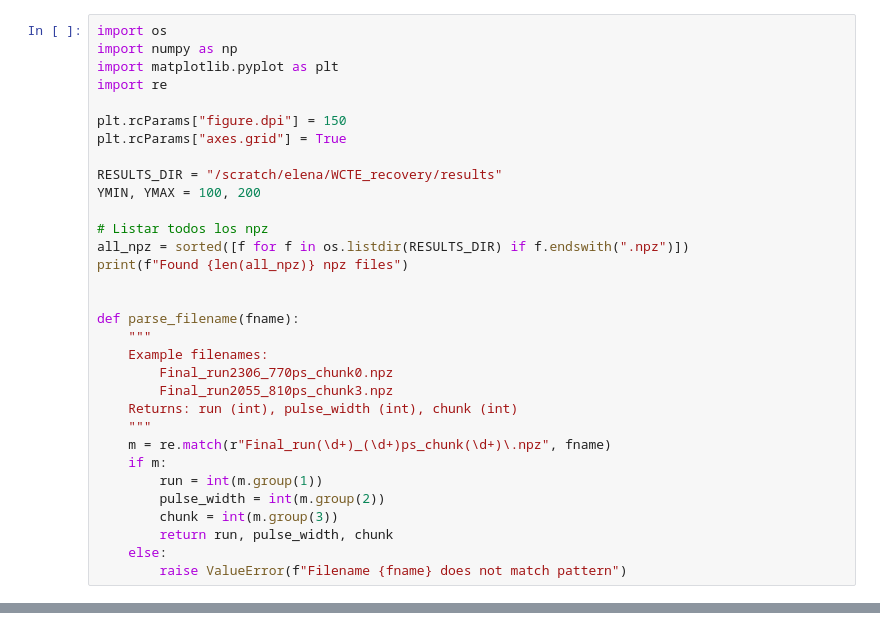
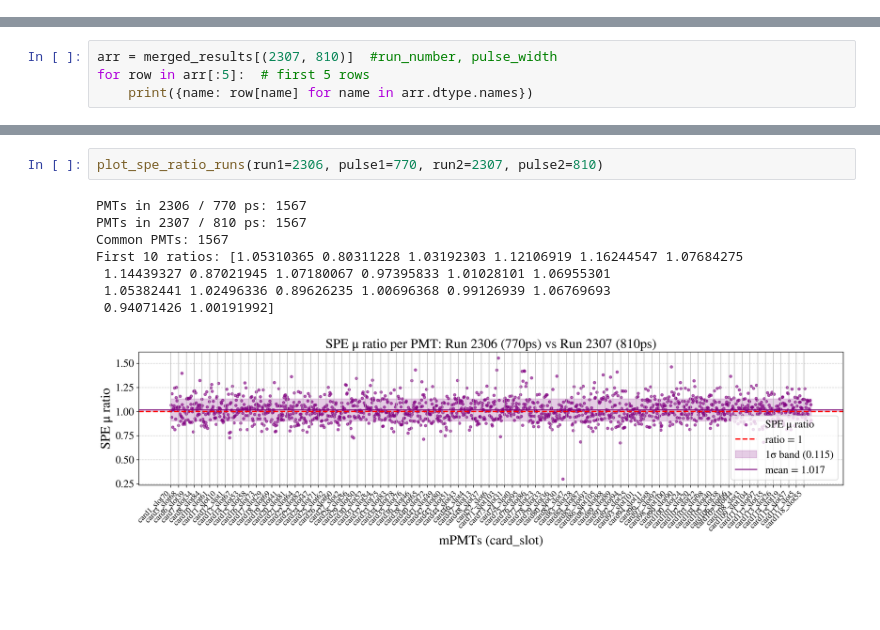
Before and after one commit to elenaramos44/gain_repo, a Jupyter notebook: notebooks/results_analysis.ipynb, the cells around one changed output, grey strips where cells are left out. Drawn from its saved outputs; the diff is of its cells as text; blank space fills up the shorter version.

Commit message:
Results analysis

```diff
--- a/notebooks/results_analysis.ipynb
+++ b/notebooks/results_analysis.ipynb
@@ -1,32 +0,0 @@
-# %%
-import os
-import numpy as np
-import matplotlib.pyplot as plt
-import re
-
-plt.rcParams["figure.dpi"] = 150
-plt.rcParams["axes.grid"] = True
-
-RESULTS_DIR = "/scratch/elena/WCTE_recovery/results"
-YMIN, YMAX = 100, 200
-
-# Listar todos los npz
-all_npz = sorted([f for f in os.listdir(RESULTS_DIR) if f.endswith(".npz")])
-print(f"Found {len(all_npz)} npz files")
-
-
-def parse_filename(fname):
-    """
-    Example filenames:
-        Final_run2306_770ps_chunk0.npz
-        Final_run2055_810ps_chunk3.npz
-    Returns: run (int), pulse_width (int), chunk (int)
-    """
-    m = re.match(r"Final_run(\d+)_(\d+)ps_chunk(\d+)\.npz", fname)
-    if m:
-        run = int(m.group(1))
-        pulse_width = int(m.group(2))
-        chunk = int(m.group(3))
-        return run, pulse_width, chunk
-    else:
-        raise ValueError(f"Filename {fname} does not match pattern")
@@ -233,0 +78,4 @@ Found 40 npz files
+# %%
+arr = merged_results[(2307, 810)]  #run_number, pulse_width
+for row in arr[:5]:  # first 5 rows
+    print({name: row[name] for name in arr.dtype.names})
@@ -233,0 +174,11 @@ Found 40 npz files
+# %%
+plot_spe_ratio_runs(run1=2306, pulse1=770, run2=2307, pulse2=810)
+# %% [output]
+PMTs in 2306 / 770 ps: 1567
+PMTs in 2307 / 810 ps: 1567
+Common PMTs: 1567
+First 10 ratios: [1.05310365 0.80311228 1.03192303 1.12106919 1.16244547 1.07684275
+ 1.14439327 0.87021945 1.07180067 0.97395833 1.01028101 1.06955301
+ 1.05382441 1.02496336 0.89626235 1.00696368 0.99126939 1.06769693
+ 0.94071426 1.00191992]
+[figure, added]
```
Also changed, not shown: parts of 12 cells of this notebook, 1 other file.
